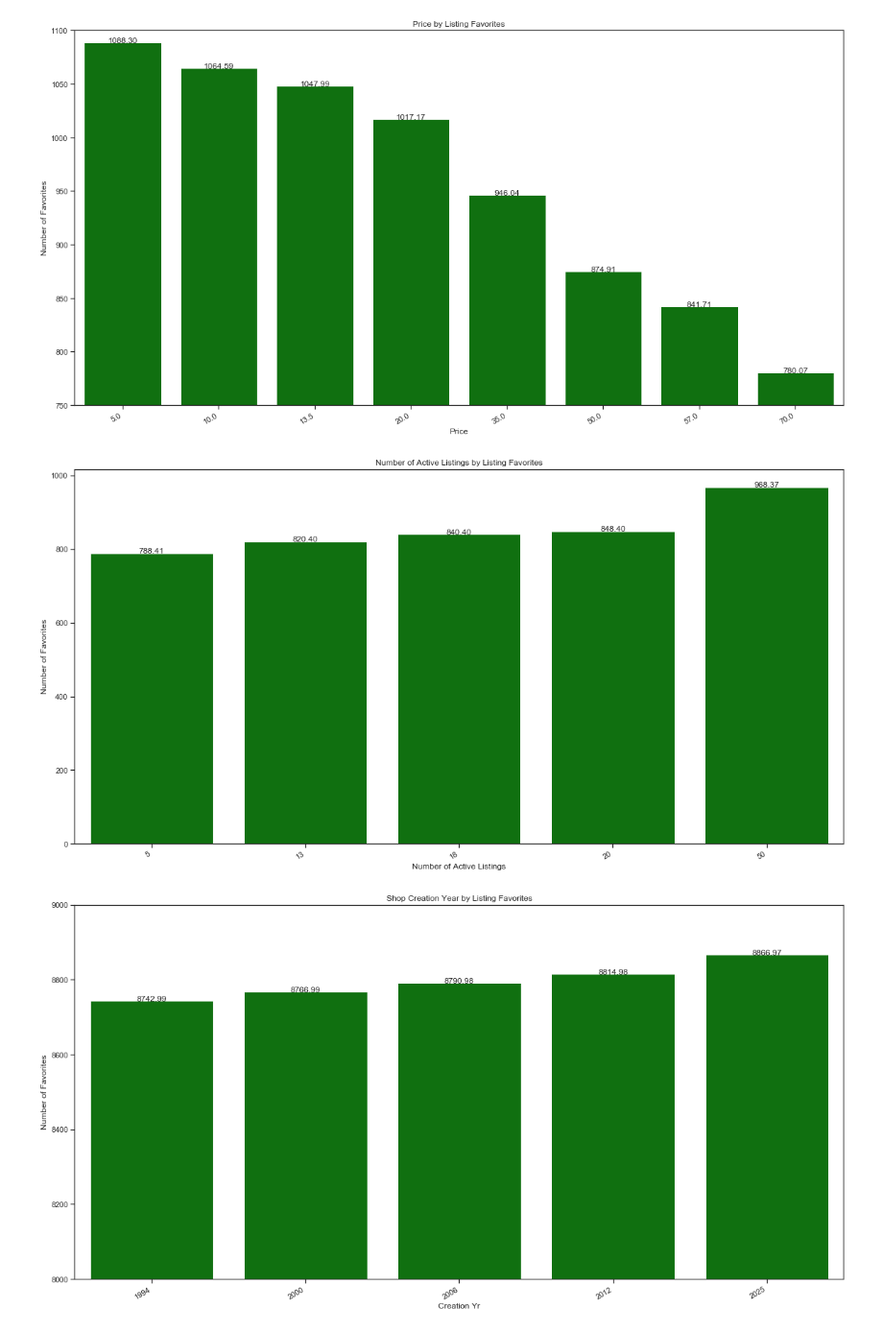
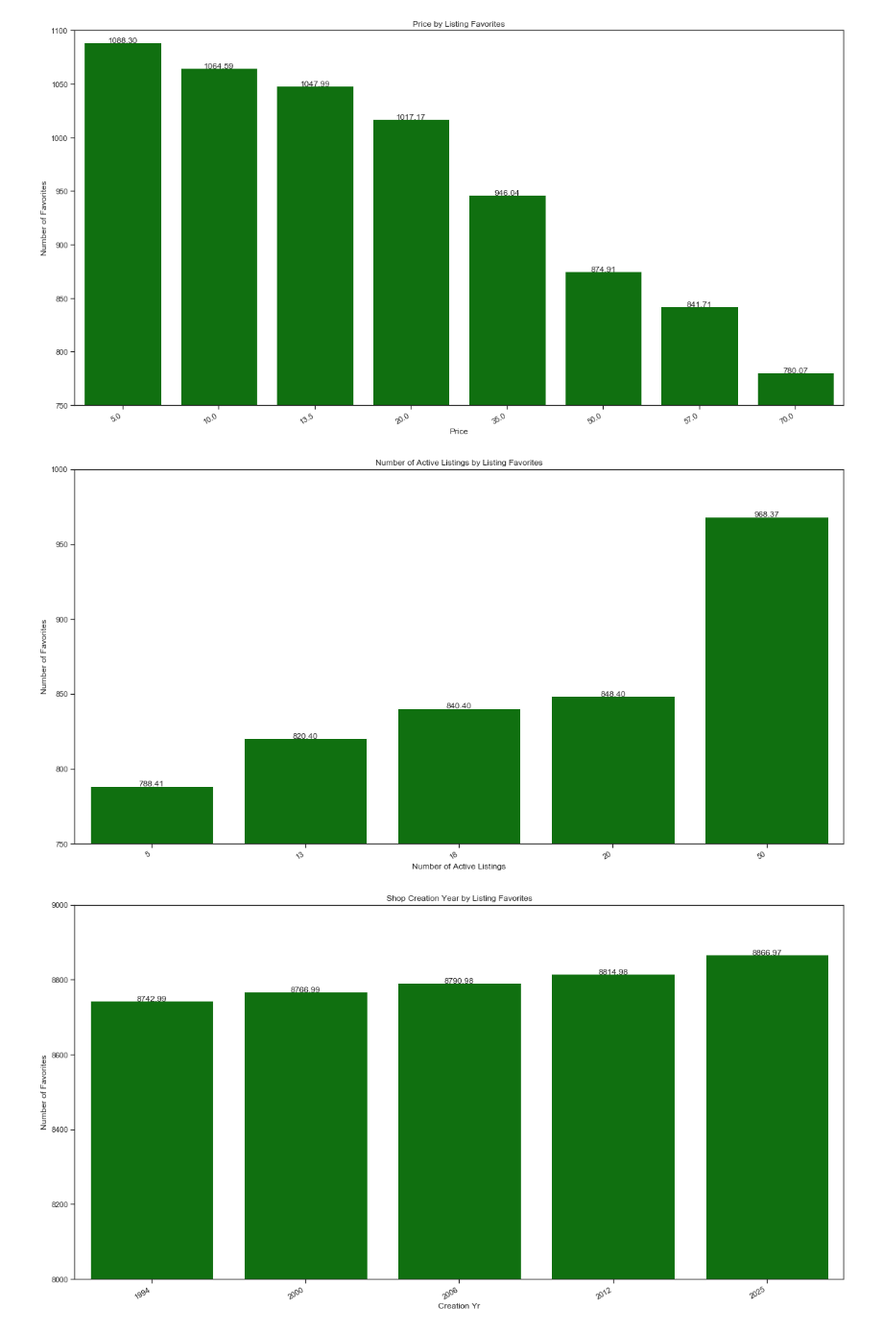
Before and after one commit to Tcali/Etsy-Epiphany, a Jupyter notebook: Final Capstone Data Count Vectorization + Prediction.ipynb, the cells around one changed output. Shown at 96% size. Cells and saved outputs as stored; diff of their text form; code cells hidden in the pictures.

```diff
--- a/Final Capstone Data Count Vectorization + Prediction.ipynb
+++ b/Final Capstone Data Count Vectorization + Prediction.ipynb
@@ -717,22 +730,24 @@ X_listing_matrix.shape
 y_listing = df_listing_final['num_favorites'].values
 # %%
 # Run a lasso regression on the listing level data
-lasso2 = Lasso(alpha=.50)
+lasso2 = Lasso(alpha=.35)
 listing_err = []
 listing_err_dumb = []
 for train, test in kf.split(X_listing_matrix):
     print(" ")
-    X_train = X_listing_matrix[train]
-    y_train = y_listing[train]
-    X_test = X_listing_matrix[test]
-    lasso2.fit(X_train, y_train)
-    y_test = y_listing[test]
-    y_pred = lasso2.predict(X_test)
-    listing_err.append(np.mean(np.abs(y_pred - y_test)))
-    y_pred_dumb = np.array([np.mean(y_train)]*len(y_test))
-    print(y_pred_dumb)
-    print(y_test)
-    listing_err_dumb.append(np.mean(np.abs(y_pred_dumb - y_test)))
+    X_train_list = X_listing_matrix[train]
+    y_train_list = y_listing[train]
+    X_test_list = X_listing_matrix[test]
+    lasso2.fit(X_train_list, y_train_list)
+    y_test_list = y_listing[test]
+    y_pred_list = lasso2.predict(X_test_list)
+    listing_err.append(np.mean(np.abs(y_pred_list - y_test_list)))
+    y_pred_dumb_list = np.array([np.mean(y_train_list)]*len(y_test_list))
+    print(y_pred_dumb_list)
+    print(y_test_list)
+    listing_err_dumb.append(np.mean(np.abs(y_pred_dumb_list - y_test_list)))
+    rms = sqrt(mean_squared_error(y_test_list, y_pred_list))
+    print(rms)
 # %% [output]
 [11.55706268 11.55706268 11.55706268 ... 11.55706268 11.55706268
  11.55706268]
@@ -787,6 +805,7 @@ for train, test in kf.split(X_listing_matrix):
     print(y_pred_dumb_list)
     print(y_test_list)
     listing_err_dumb.append(np.mean(np.abs(y_pred_dumb_list - y_test_list)))
+    rms = sqrt(mean_squared_error(y_test_list, y_pred_list))
 # %% [output]
 [11.55706268 11.55706268 11.55706268 ... 11.55706268 11.55706268
  11.55706268]
@@ -1228,34 +1250,35 @@ pred_favs2 = ridgeregr.predict(Shop)
 # %%
 # Set up the matplotlib figure.
 f, l2x = plt.subplots(figsize=(20, 10))
 l2x = sns.barplot(x=num_lists, y=pred_favs2, color='green', saturation=0.75)
 l2x.set(title='Number of Active Listings by Listing Favorites',
         xlabel='Number of Active Listings', ylabel='Number of Favorites')
 l2x.set_xticklabels(l2x.get_xticklabels(), rotation=30, ha='right')
-
+# zoom in on y axis
+plt.ylim(750, 1000)
 # Display values
 
 
 def show_values_on_bars(l2xs):
     def _show_on_single_plot(l2x):
         for p in l2x.patches:
             _x = p.get_x() + p.get_width() / 2
             _y = p.get_y() + p.get_height()
             value = '{:.2f}'.format(p.get_height())
             l2x.text(_x, _y, value, ha="center")
 
     if isinstance(l2xs, np.ndarray):
         for idx, bx in np.ndenumerate(l2xs):
             _show_on_single_plot(l2x)
     else:
         _show_on_single_plot(l2xs)
 
 
 # Show plot
 show_values_on_bars(l2x)
 plt.show()
 # %% [output]
-[figure, old version]
+[figure, new version]
 # %%
 # If the year of my shop creation is in yrs, what does my lasso predict for the number of favs the shop will get?
 # Select
```
Also changed, not shown: parts of 13 cells of this notebook.
